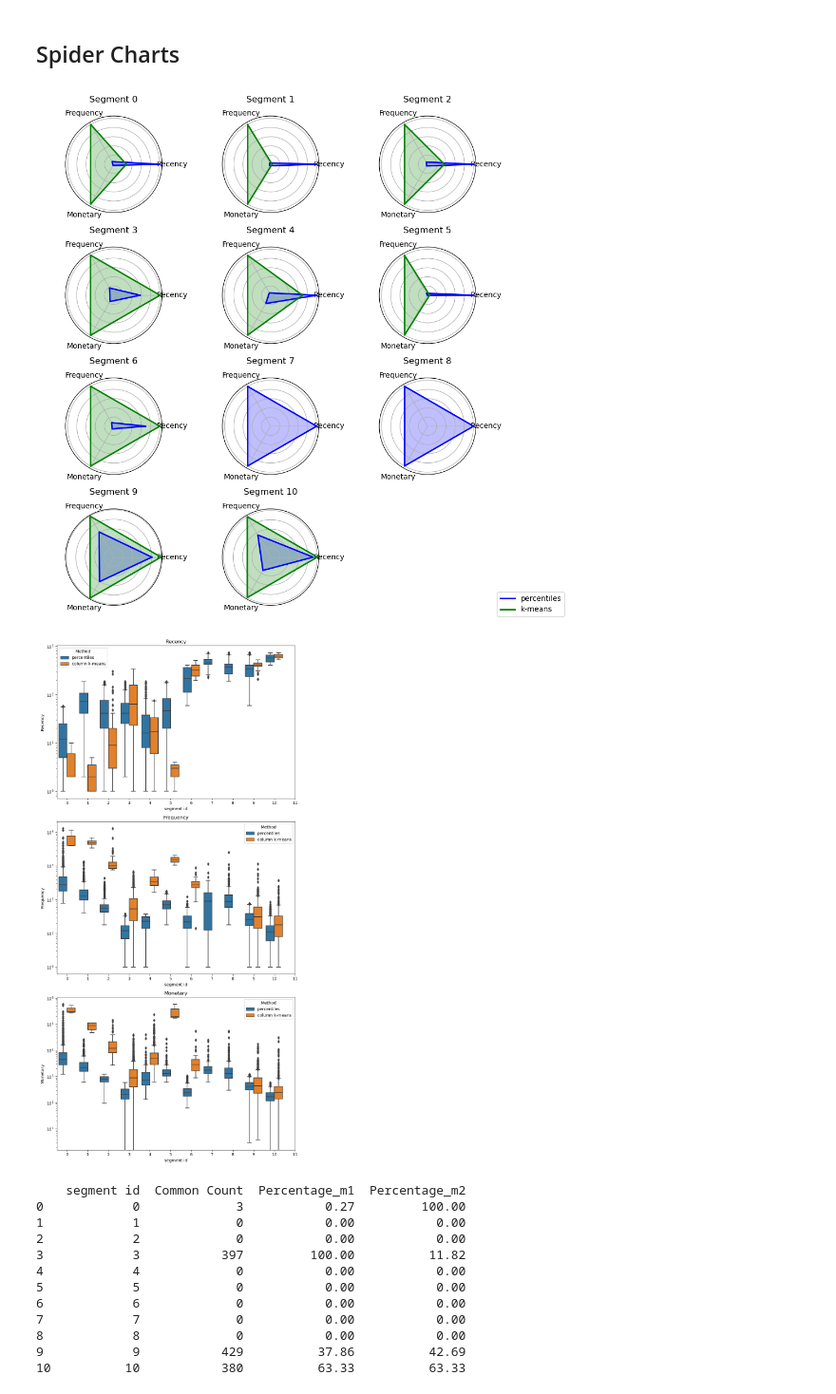
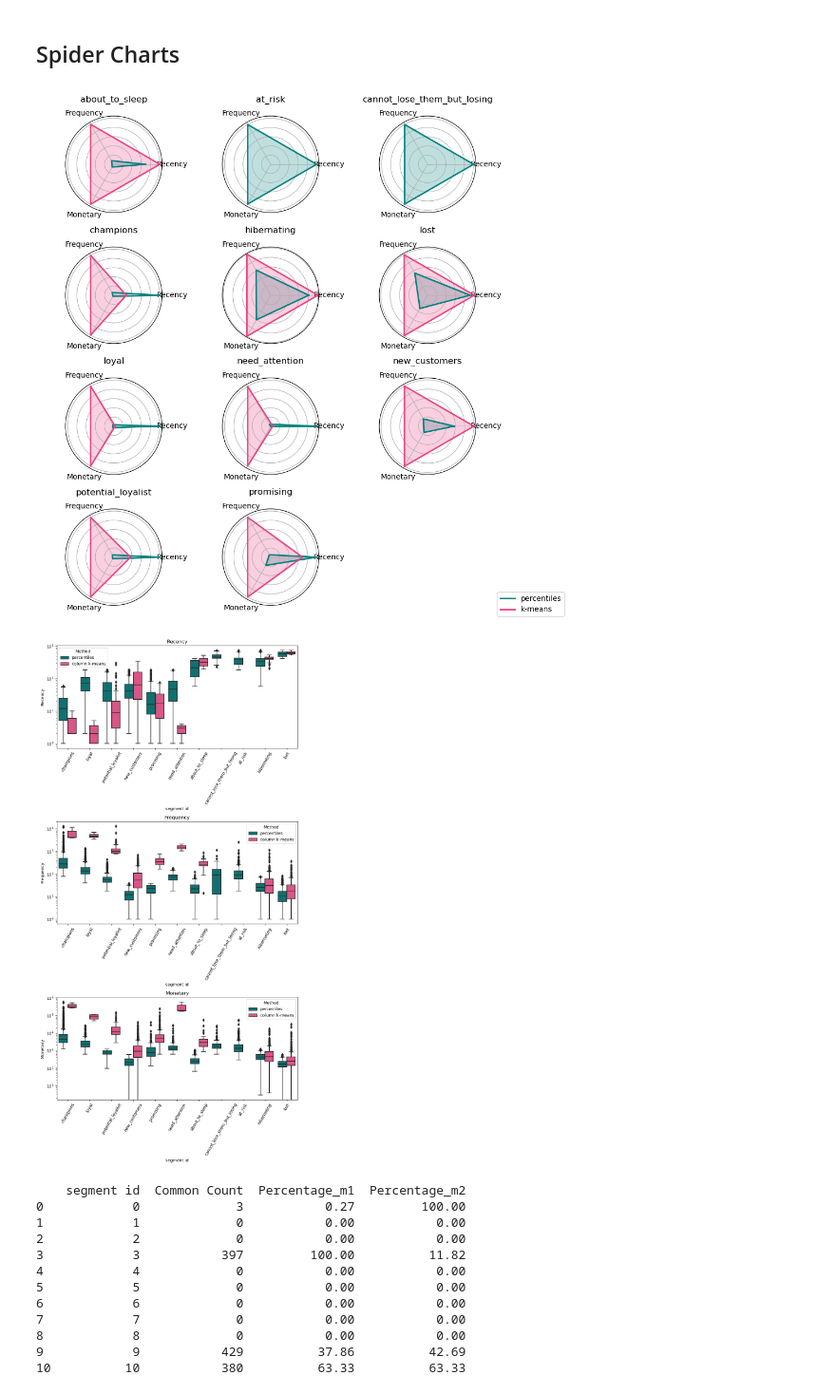
Before and after one commit to ArgyroMp/msc-thesis, a Jupyter notebook: Notebooks/04. comparison_03a_vs_03b.ipynb, the cells around one changed output. Shown at 95% size. Cells and saved outputs as stored; diff of their text form; code cells hidden in the pictures.

```diff
--- a/Notebooks/04. comparison_03a_vs_03b.ipynb
+++ b/Notebooks/04. comparison_03a_vs_03b.ipynb
@@ -398,11 +405,11 @@ def plot_radar_chart(ax, data1, data2, labels, title):
     angles += angles[:1]
 
     # Plot both polygons (one for each DataFrame)
-    ax.fill(angles, data1, color='blue', alpha=0.25)
-    ax.plot(angles, data1, color='blue', linewidth=2, label='percentiles')
+    ax.fill(angles, data1, color='#008080', alpha=0.25)
+    ax.plot(angles, data1, color='#008080', linewidth=2, label='percentiles')
 
-    ax.fill(angles, data2, color='green', alpha=0.25)
-    ax.plot(angles, data2, color='green', linewidth=2, label='k-means')
+    ax.fill(angles, data2, color='#EF4080', alpha=0.25)
+    ax.plot(angles, data2, color='#EF4080', linewidth=2, label='k-means')
 
     # Remove the y-axis labels
     ax.set_yticklabels([])
@@ -416,10 +423,10 @@ def plot_radar_chart(ax, data1, data2, labels, title):
 # %%
 segments_vs_n = []
 
-for i in range(0, rfm_sc_perc['segment id'].nunique()):
+for i in range(0, rfm_sc_perc['segment_name'].nunique()):
     segments_vs_i = pd.concat(
-        [pd.DataFrame(rfm_sc_perc.groupby('segment id').mean()[['Recency', 'Frequency', 'Monetary']].iloc[i]).transpose(),
-         pd.DataFrame(rfm_sc_km.groupby  ('segment id').mean()[['Recency', 'Frequency', 'Monetary']].iloc[i]).transpose()],
+        [pd.DataFrame(rfm_sc_perc.groupby('segment_name').mean()[['Recency', 'Frequency', 'Monetary']].iloc[i]).transpose(),
+         pd.DataFrame(rfm_sc_km.groupby  ('segment_name').mean()[['Recency', 'Frequency', 'Monetary']].iloc[i]).transpose()],
         ignore_index=True)
     zero_row = pd.DataFrame({'Recency': [0], 'Frequency': [0], 'Monetary': [0]})
     segments_vs_i = pd.concat([segments_vs_i, zero_row], ignore_index=True)
@@ -429,12 +436,12 @@ for i in range(0, rfm_sc_perc['segment id'].nunique()):
 from sklearn.preprocessing import MinMaxScaler
 scaler = MinMaxScaler()
 
-for i in range(0, rfm_sc_perc['segment id'].nunique()):
-    segments_vs_n[i][['Recency', 'Frequency', 'Monetary']] = scaler.fit_transform(segments_vs_n[i][['Recency',                                                                                                    'Frequency', 'Monetary']])
+for i in range(0, rfm_sc_perc['segment_name'].nunique()):
+    segments_vs_n[i][['Recency', 'Frequency', 'Monetary']] = scaler.fit_transform(segments_vs_n[i][['Recency', 'Frequency', 'Monetary']])
 # %%
-# Group by 'segment id' and calculate mean for Recency, Frequency, and Monetary
-grouped_df1 = rfm_sc_perc.groupby('segment id').mean()[['Recency', 'Frequency', 'Monetary']]
-grouped_df2 = rfm_sc_km.groupby('segment id').mean()[['Recency', 'Frequency', 'Monetary']]
+# Group by 'segment_name' and calculate mean for Recency, Frequency, and Monetary
+grouped_df1 = rfm_sc_perc.groupby('segment_name').mean()[['Recency', 'Frequency', 'Monetary']]
+grouped_df2 = rfm_sc_km.groupby('segment_name').mean()[['Recency', 'Frequency', 'Monetary']]
 
 # Prepare the categories (columns) for the radar chart
 categories = ['Recency', 'Frequency', 'Monetary']
@@ -451,7 +458,7 @@ axes = axes.flatten()
 # Plot a radar chart for each segment (comparing df1 and df2)
 for i, segment_id in enumerate(grouped_df1.index):
     plot_radar_chart(axes[i], segments_vs_n[i].loc[0].values, segments_vs_n[i].loc[1].values, categories,
-                     f'Segment {segment_id}')
+                     f'{segment_id}')
 
 # Remove any empty subplots (if there are fewer than 11 segments)
 for j in range(i + 1, len(axes)):
@@ -466,7 +473,7 @@ fig.legend(handles, labels, loc='lower right')
 plt.tight_layout(rect=[0, 0, 0.9, 1])  # Leave space on the right for the legend
 plt.show()
 # %% [output]
-[figure, old version]
+[figure, new version]
 # %%
 df_m1 = rfm_sc_perc.copy()
 df_m2 = rfm_sc_km.copy()
@@ -475,37 +482,40 @@ df_m2 = rfm_sc_km.copy()
 df_m1['Method'] = 'percentiles'
 df_m2['Method'] = 'column k-means'
 combined_df = pd.concat([df_m1, df_m2])
 
 # Set up the figure and axes
 fig, axes = plt.subplots(3, 1, figsize=(9, 18))
 
 # Define metrics and titles for subplots
 metrics = ['Recency', 'Frequency', 'Monetary']
 titles = ['Recency', 'Frequency', 'Monetary']
 
 # Create boxplots for each metric
 for i, metric in enumerate(metrics):
     sns.boxplot(
         data=combined_df,
         x='segment id',
         y=metric,
         hue='Method',
+        palette=['#008080', '#EF4080'],
         ax=axes[i],
         width=0.8  # Adjust the width of the boxplots
     )
+
     axes[i].set_title(titles[i])
     axes[i].set_yscale('log')
     if i==0:
         axes[i].legend(title='Method', loc='upper left')
     else:
         axes[i].legend(title='Method', loc='upper right')
-    axes[i].set_xticks([x for x in range(0,12)])  # Adjust x-ticks to increase space between segments
-    axes[i].set_xticklabels([f'{x}' for x in range(0, 12)])
+    axes[i].set_xticks([x for x in range(0,11)])  # Adjust x-ticks to increase space between segments
+    axes[i].set_xticklabels([f'{segments_names[x]}' for x in range(0, 11)])
+    axes[i].tick_params(axis='x', rotation=60)
 
-plt.tight_layout()
+    plt.tight_layout()
 plt.show()
 # %% [output]
-[figure, old version]
+[figure, new version]
 # %%
 # Assuming df_m1 is the DataFrame from method 1, and df_m2 is the DataFrame from method 2
 # Also assuming the columns are: 'Customer ID', 'Recency', 'Frequency', 'Monetary', 'Score', 'segment id'
```
Also changed, not shown: parts of 5 cells of this notebook, 1 other file.
